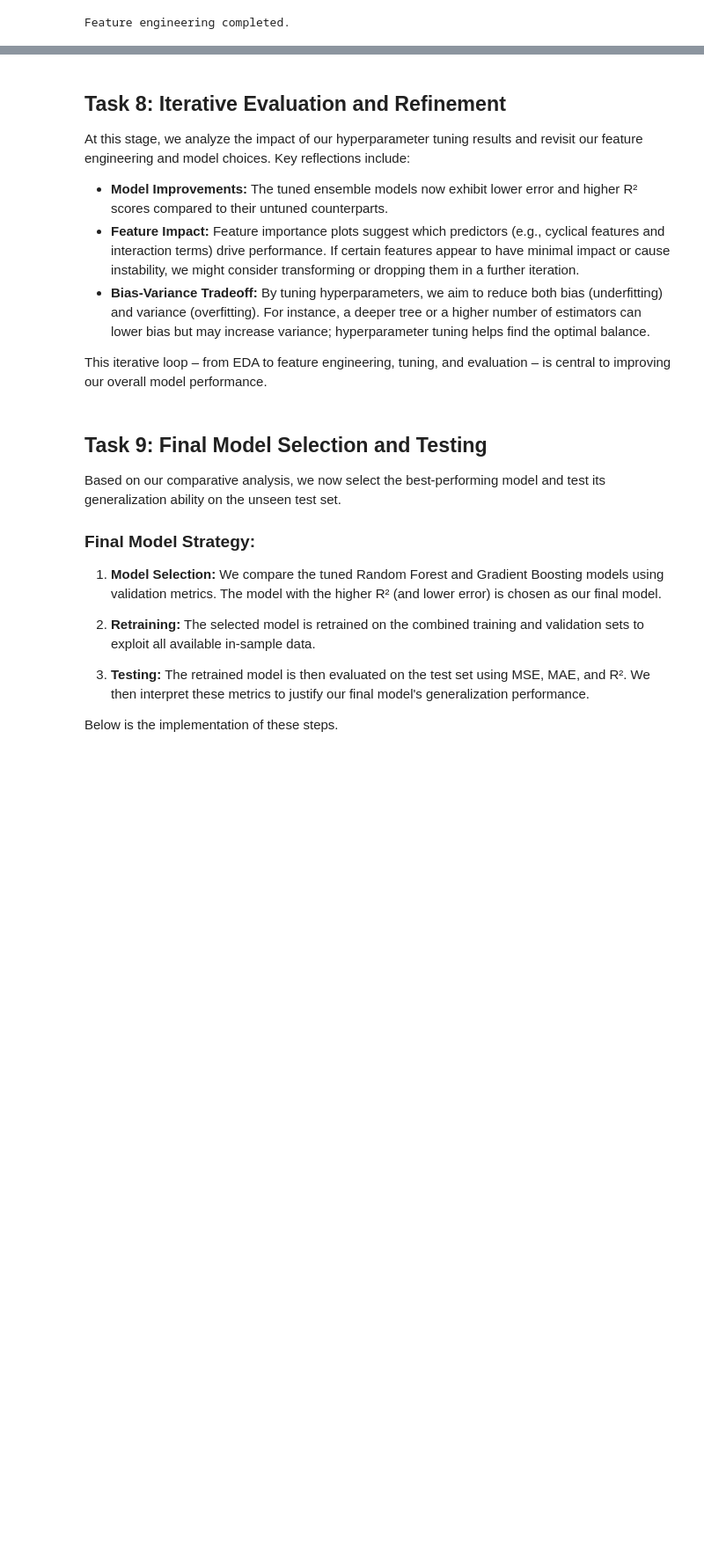
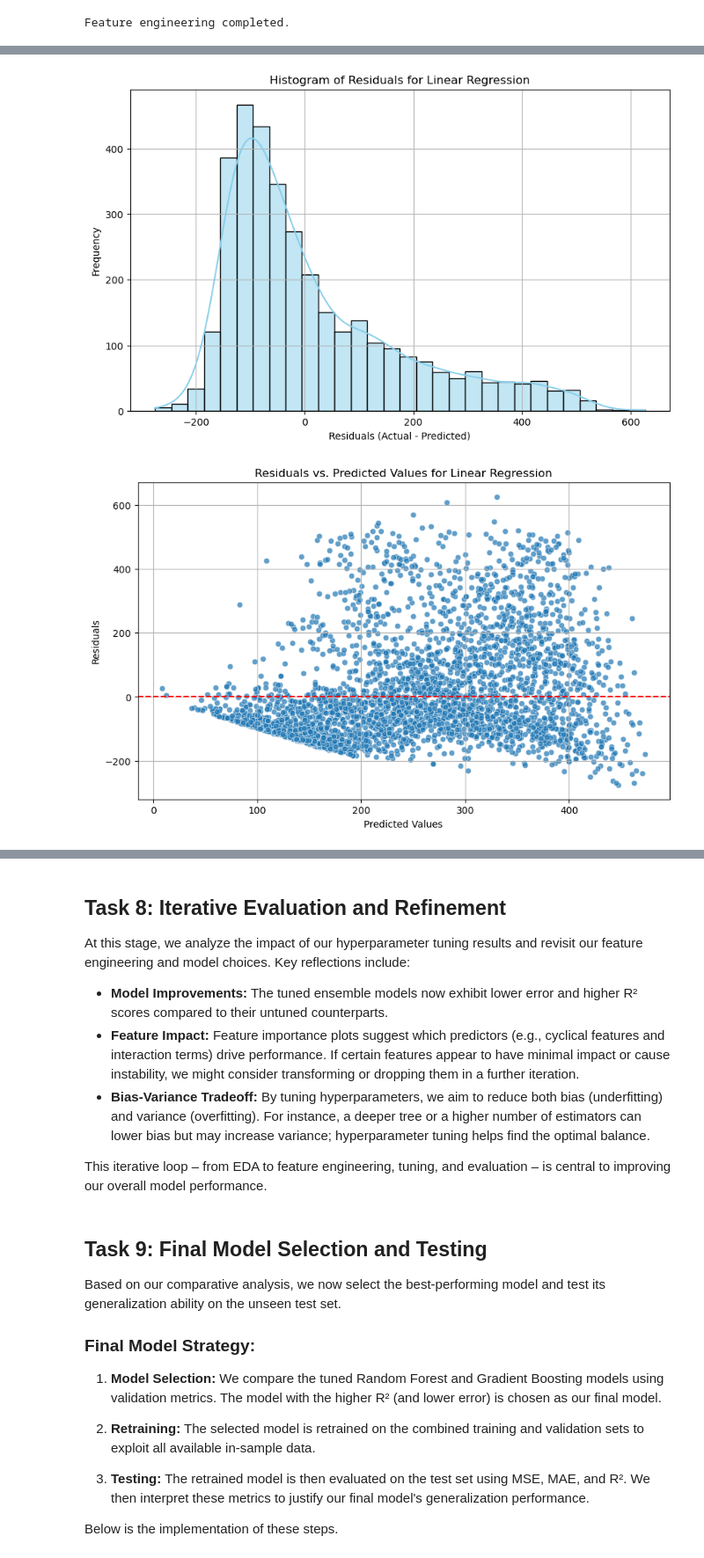
Before and after one commit to jadchebly/ML-fundamentals-2025, a Jupyter notebook: assignment2/assignment_2_Jad_Chebly.ipynb, the cells around one changed output, grey strips where cells are left out. Shown at 88% size. Cells and saved outputs as stored; diff of their text form; code cells hidden in the pictures; blank space fills up the shorter version.

```diff
--- a/assignment2/assignment_2_Jad_Chebly.ipynb
+++ b/assignment2/assignment_2_Jad_Chebly.ipynb
@@ -295,0 +404,28 @@ R²: 0.65
+# %%
+import matplotlib.pyplot as plt
+import seaborn as sns
+
+# Calculate residuals: the difference between true values and predicted values
+residuals = y_val - y_pred_lin
+
+# Plot histogram of residuals to assess their distribution
+plt.figure(figsize=(10, 6))
+sns.histplot(residuals, bins=30, kde=True, color='skyblue')
+plt.title("Histogram of Residuals for Linear Regression")
+plt.xlabel("Residuals (Actual - Predicted)")
+plt.ylabel("Frequency")
+plt.grid(True)
+plt.show()
+
+# Plot residuals vs. predicted values to check for any patterns
+plt.figure(figsize=(10, 6))
+sns.scatterplot(x=y_pred_lin, y=residuals, alpha=0.7)
+plt.axhline(0, color='red', linestyle='--')
+plt.title("Residuals vs. Predicted Values for Linear Regression")
+plt.xlabel("Predicted Values")
+plt.ylabel("Residuals")
+plt.grid(True)
+plt.show()
+# %% [output]
+[figure, added]
+[figure, added]
```
Also changed, not shown: parts of 33 cells of this notebook.
